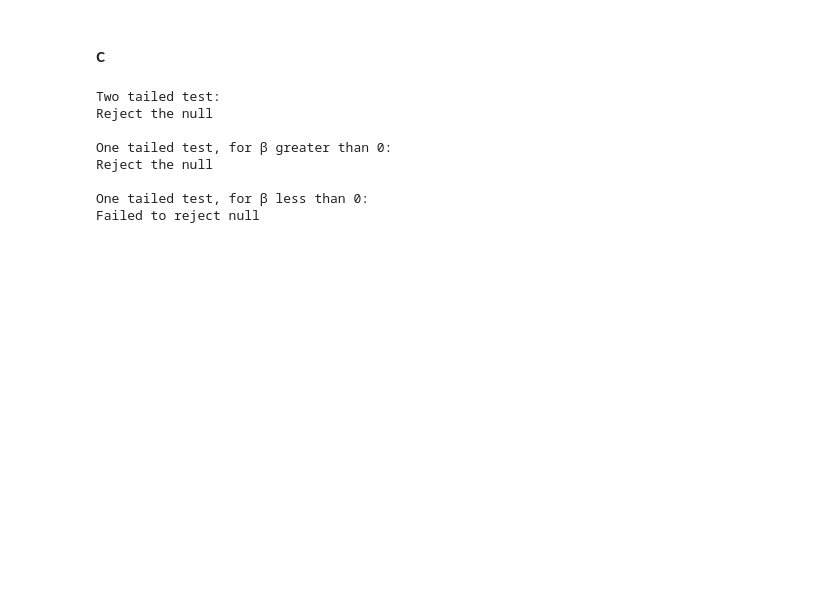
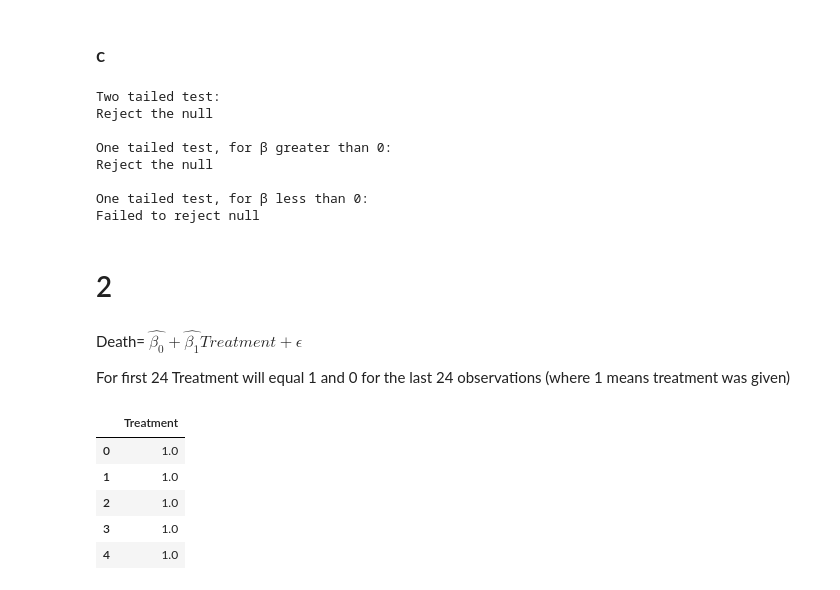
Before and after one commit to ani-research/Python-Companion-For-Real-Econometrics-by-M.Bailey, a Jupyter notebook: chapters/chapter04.ipynb, the cells around one changed output. Saved outputs shown, nothing was run; the diff lists cells and outputs as text; code cells hidden in the pictures; blank space fills up the shorter version.

```diff
--- a/chapters/chapter04.ipynb
+++ b/chapters/chapter04.ipynb
@@ -383,3 +383,22 @@ Reject the null
 
 One tailed test, for β less than 0:
 Failed to reject null
+# %% [markdown]
+# 2
+# %% [markdown]
+Death= $\hat{\beta_0} + \hat{\beta_1}Treatment + ϵ $
+
+For first 24 Treatment will equal 1 and 0 for the last 24 observations (where 1 means treatment was given)
+# %%
+sheepDF= pd.DataFrame(
+    {"Treatment": np.concat((np.ones(24), np.zeros(24))) }
+)
+
+display(sheepDF.head())
+# %% [output]
+|  | Treatment |
+| 0 | 1.0 |
+| 1 | 1.0 |
+| 2 | 1.0 |
+| 3 | 1.0 |
+| 4 | 1.0 |
```
Also changed, not shown: parts of 15 cells of this notebook.
